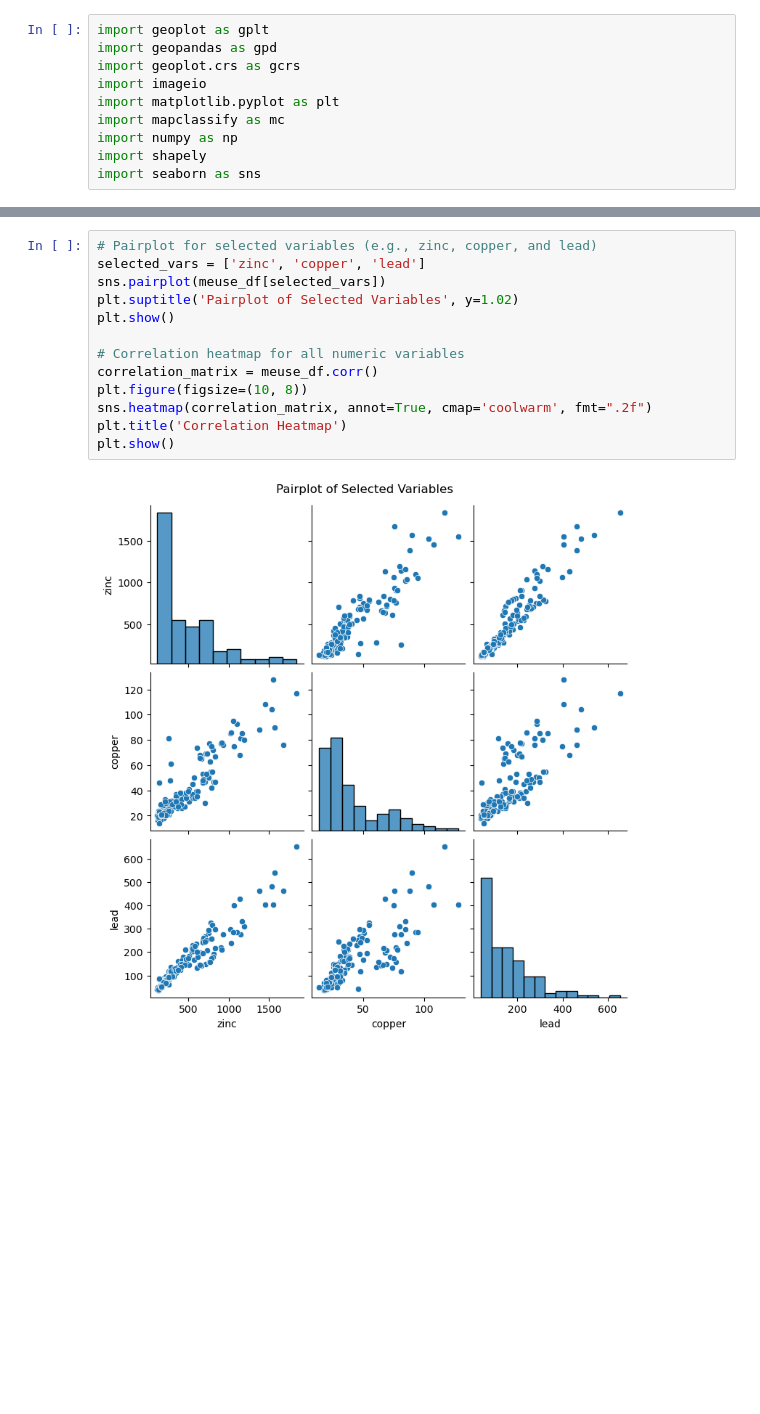
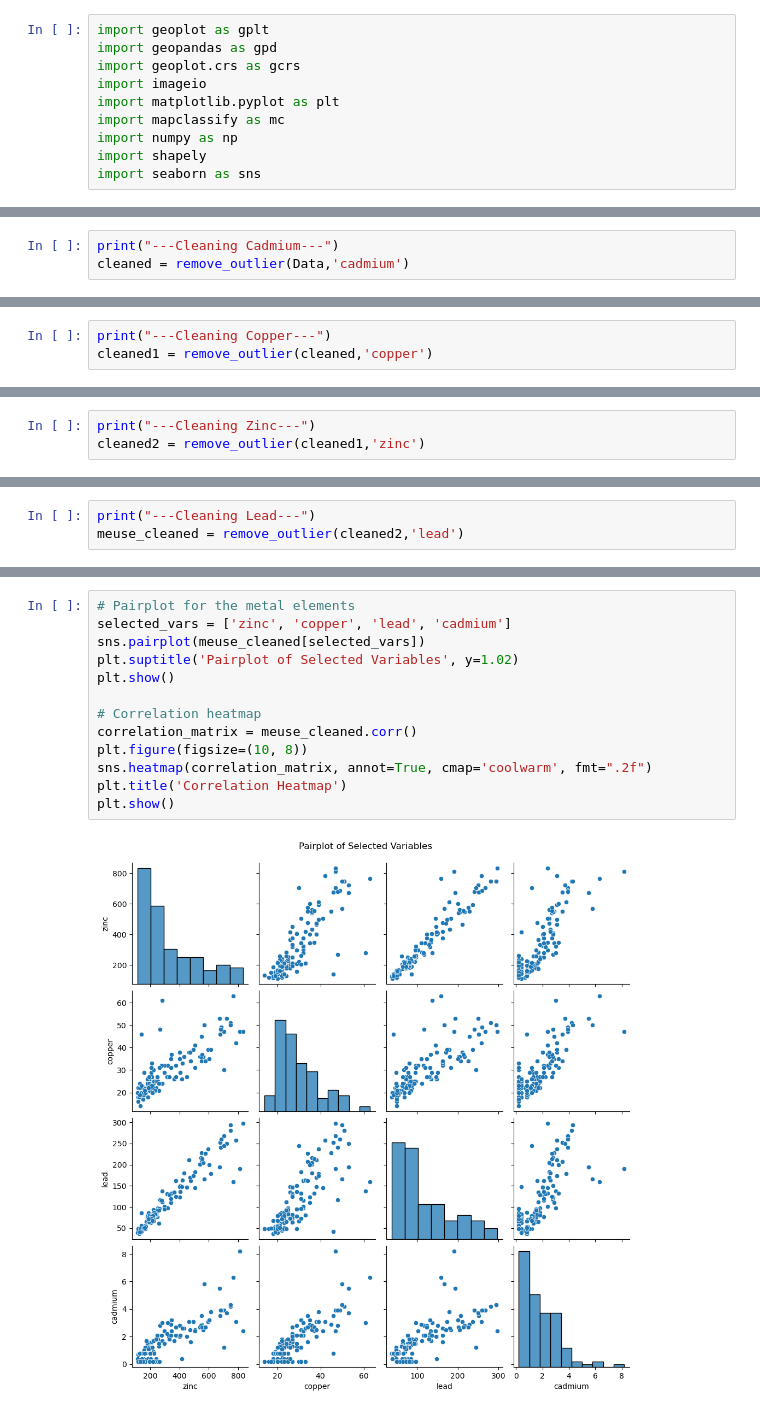
Before and after one commit to cheenngg/FYP-Spatial-Analytics, a Jupyter notebook: Data exploration - Meuse.ipynb, the cells around one changed output, grey strips where cells are left out. Drawn from its saved outputs; the diff is of its cells as text; blank space fills up the shorter version.

```diff
--- a/Data exploration - Meuse.ipynb
+++ b/Data exploration - Meuse.ipynb
@@ -146,0 +178,3 @@ plt.show()
+# %%
+print("---Cleaning Cadmium---")
+cleaned = remove_outlier(Data,'cadmium')
@@ -146,0 +188,3 @@ plt.show()
+# %%
+print("---Cleaning Copper---")
+cleaned1 = remove_outlier(cleaned,'copper')
@@ -146,0 +198,3 @@ plt.show()
+# %%
+print("---Cleaning Zinc---")
+cleaned2 = remove_outlier(cleaned1,'zinc')
@@ -146,0 +208,3 @@ plt.show()
+# %%
+print("---Cleaning Lead---")
+meuse_cleaned = remove_outlier(cleaned2,'lead')
@@ -147,15 +332,15 @@ plt.show()
 # %%
-# Pairplot for selected variables (e.g., zinc, copper, and lead)
-selected_vars = ['zinc', 'copper', 'lead']
-sns.pairplot(meuse_df[selected_vars])
+# Pairplot for the metal elements
+selected_vars = ['zinc', 'copper', 'lead', 'cadmium']
+sns.pairplot(meuse_cleaned[selected_vars])
 plt.suptitle('Pairplot of Selected Variables', y=1.02)
 plt.show()
 
-# Correlation heatmap for all numeric variables
-correlation_matrix = meuse_df.corr()
+# Correlation heatmap
+correlation_matrix = meuse_cleaned.corr()
 plt.figure(figsize=(10, 8))
 sns.heatmap(correlation_matrix, annot=True, cmap='coolwarm', fmt=".2f")
 plt.title('Correlation Heatmap')
 plt.show()
 # %% [output]
-[figure, old version]
+[figure, new version]
```
Also changed, not shown: parts of 35 cells of this notebook, 2 other files.
